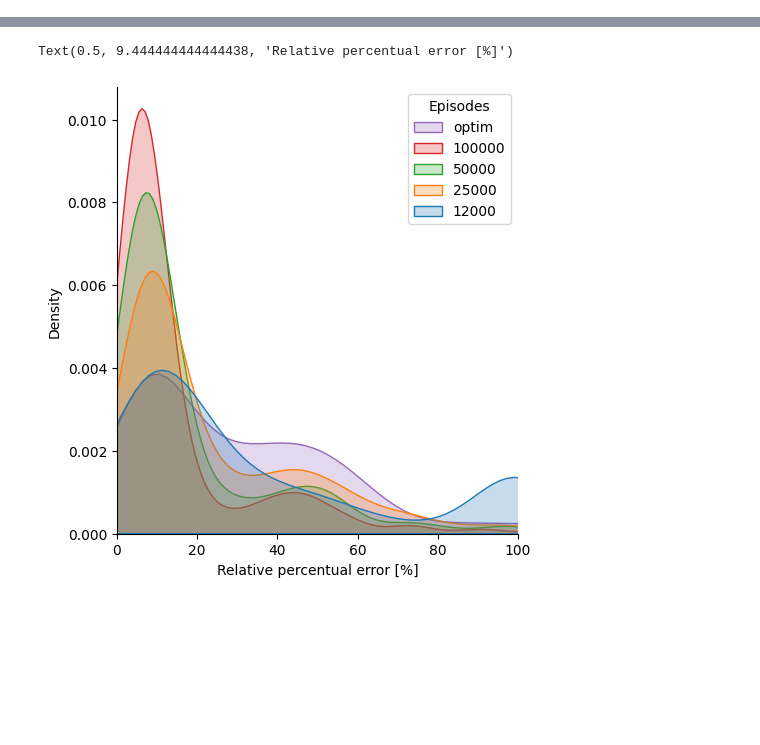
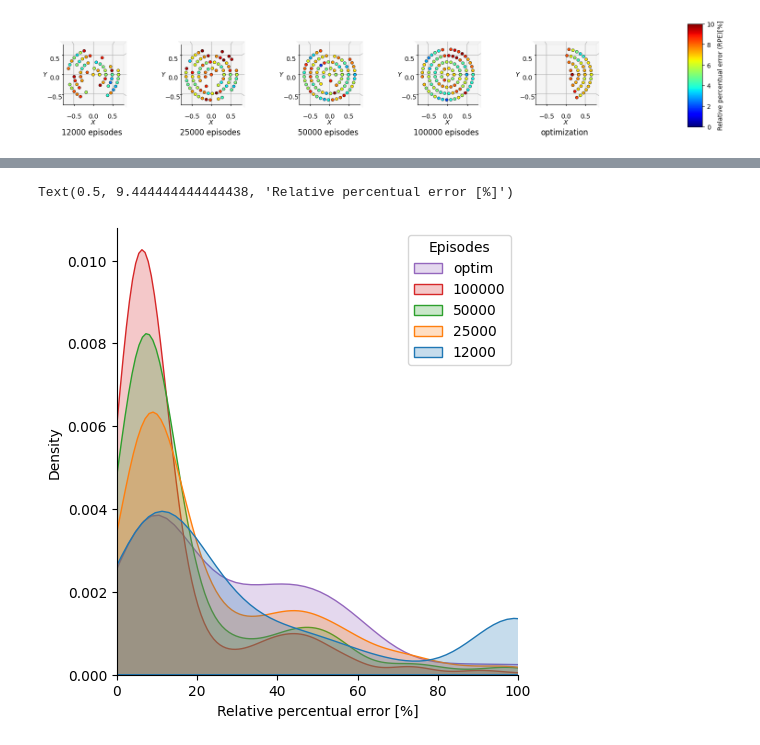
Before and after one commit to jprogrammer13/jumpleg_rl, a Jupyter notebook: utils/feasible_region.ipynb, the cells around one changed output, grey strips where cells are left out. Cells and saved outputs as stored; diff of their text form; code cells hidden in the pictures; blank space fills up the shorter version.

```diff
--- a/utils/feasible_region.ipynb
+++ b/utils/feasible_region.ipynb
@@ -88,3 +88,75 @@ fig.show()
+# %%
+fig = plt.figure(figsize=plt.figaspect(1/len(tests)))
+# fig = plt.figure(figsize=(10,10))
+
+for i,test in enumerate(tests):
+    if test != 'optim':
+        rb = joblib.load(
+                f'../runs_256/test/model_{test}/ReplayBuffer_test.joblib')
+
+        n_episode = rb.mem_size
+        com0_points = rb.state[:n_episode][:, :3]
+        target_points = rb.state[:n_episode][:, 3:]
+        reached_points = rb.next_state[:n_episode][:, :3]
+        target_error = np.linalg.norm(target_points - reached_points, axis=1)
+        target_distance = np.linalg.norm(target_points-com0_points, axis=1)
+        perc_error = target_error/target_distance
+
+    else:
+        target_points = np.array([target for target in optim['target_points'].values])
+        perc_error = optim['error_log'].values.copy()
+
+    perc_error*=100
+    # Filter points with perc_error < err_treshold
+    idx = perc_error <= err_treshold
+    err_filter = perc_error[idx]
+    feasible_region = target_points[idx, :]
+    n_of_point = len(err_filter)
+
+
+    # generate surface
+    xy_pair = []
+    err = []
+
+    for j,p in enumerate(feasible_region):
+        # new point
+        if [p[0],p[1]] not in xy_pair:
+            xy_pair.append([p[0],p[1]])
+            err.append([err_filter[j]])
+        else:
+            # x,y present, get if z > z in array
+            idx = xy_pair.index([p[0],p[1]])
+            err[idx].append(err_filter[j])
+
+    mean_err = [np.mean(e) for e in err]
+    surface = np.append(np.array(xy_pair),np.array(mean_err).reshape(-1,1),axis=1)
+
+    ax = fig.add_subplot(1, len(tests), i+1, projection='3d')
+    ax.margins(x=0,y=0,z=0)
+    ax.set_xlim(-.75, .75)
+    ax.set_ylim(-.75, .75)
+    ax.set_zlim(0, 100)
+    ax.zaxis.line.set_lw(0.)
+    ax.set_zticks([])
+    ax.view_init(azim=-90,elev=90)
+    ax.set_xlabel('$X$')
+    ax.set_ylabel('$Y$')
+    if test != 'optim':
+        ax.set_title( f'{test} episodes', y=.0, pad=-15)
+    else:
+        ax.set_title( 'optimization', y=.0, pad=-15)
+
+    # surf_plot = ax.plot_trisurf(surface[:, 0], surface[:, 1], surface[:, 2], alpha=1, edgecolors="black", linewidths=0.2, cmap=cmap, norm=norm)
+    surf_plot = ax.scatter(surface[:, 0], surface[:, 1], surface[:, 2], alpha=1, edgecolors="black", linewidths=0.5, c=surface[:, 2], cmap=cmap, norm=norm)
+
+cbar_ax = fig.add_axes([0.95, 0.15, 0.02, 0.7])
+fig.colorbar(surf_plot, shrink=0.3, label='Relative percentual error (RPE)[%]', cax=cbar_ax)
+
+# fig.suptitle('Mean RPE fo test target positions [RPE $\leq$ 0.1]')
+fig.savefig(os.path.join('plots', f'avg_mean_surface_plot.png'), dpi=500, bbox_inches='tight')
+fig.show()
+# %% [output]
+[figure, added]
 # %%
 fig = plt.figure(figsize=plt.figaspect(1/len(tests)))
 # fig = plt.figure(figsize=(10,10))
```
Also changed, not shown: parts of 5 cells of this notebook, 6 other files.
